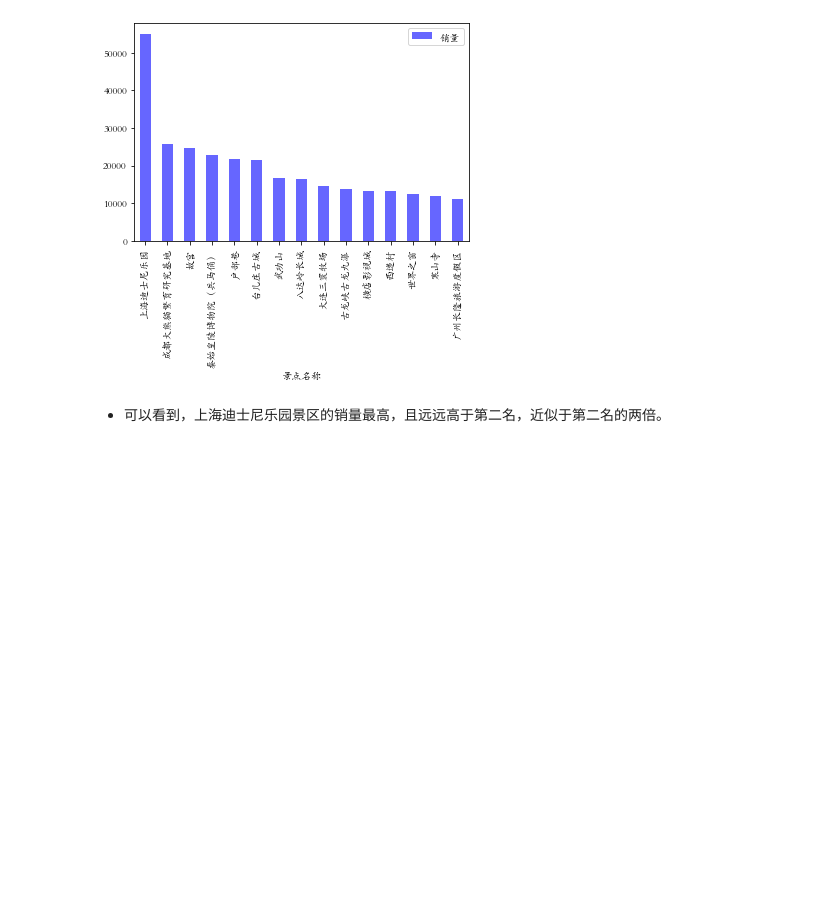
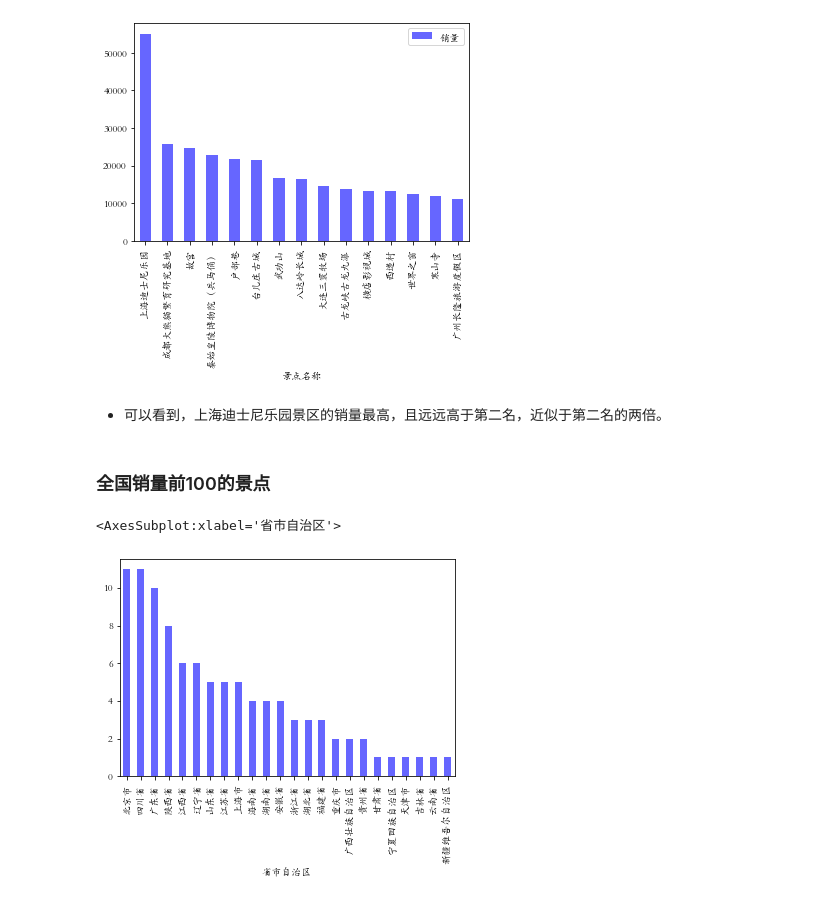
Before and after one commit to Jumpingk/data_analysis_study_notebook, a Jupyter notebook: 去哪儿网旅游景点分析.ipynb, the cells around one changed output. Cells and saved outputs as stored; diff of their text form; code cells hidden in the pictures; blank space fills up the shorter version.

```diff
--- a/去哪儿网旅游景点分析.ipynb
+++ b/去哪儿网旅游景点分析.ipynb
@@ -90,3 +90,12 @@ data.sort_values(by='销量', ascending=False).head(15).plot(x='景点名称', y
 [figure]
 # %% [markdown]
 - 可以看到，上海迪士尼乐园景区的销量最高，且远远高于第二名，近似于第二名的两倍。
+# %% [markdown]
+### 全国销量前100的景点
+# %%
+data_sale_100 = data.sort_values(by='销量', ascending=False).head(100).reset_index()
+# %%
+data_sale_100.groupby(by='省市自治区')['序号'].count().sort_values(ascending=False).plot(kind='bar', color='blue', alpha=0.6)
+# %% [output]
+<AxesSubplot:xlabel='省市自治区'>
+[figure, added]
```
Also changed, not shown: parts of 21 cells of this notebook.
